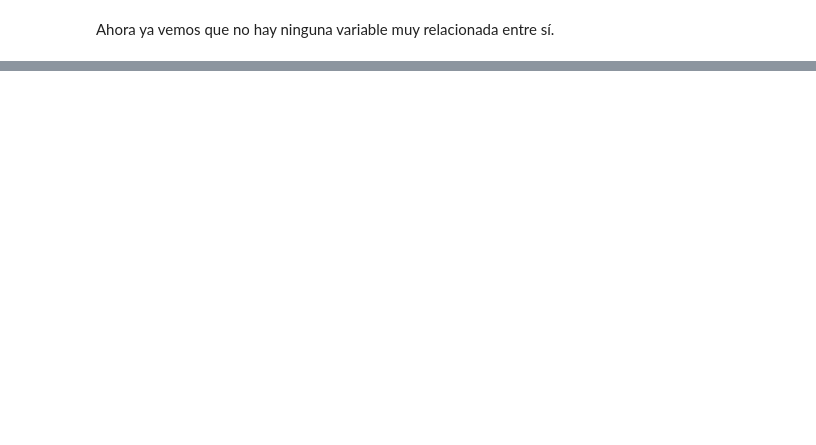
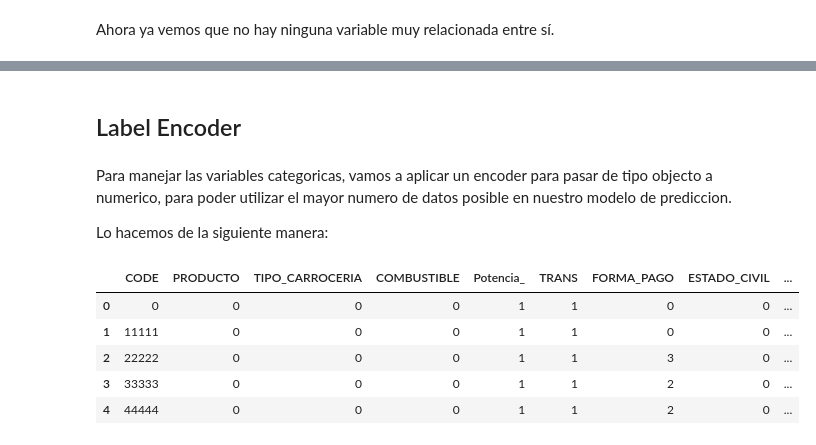
Before and after one commit to pelahumi/Modelo-Propension, a Jupyter notebook: fix_data.ipynb, the cells around one changed output, grey strips where cells are left out. Cells and saved outputs as stored; diff of their text form; code cells hidden in the pictures; blank space fills up the shorter version.

```diff
--- a/fix_data.ipynb
+++ b/fix_data.ipynb
@@ -124,0 +137,25 @@ for col in num_col:
+# %% [markdown]
+## Label Encoder
+# %% [markdown]
+Para manejar las variables categoricas, vamos a aplicar un encoder para pasar de tipo objecto a numerico, para poder utilizar el mayor numero de datos posible en nuestro modelo de prediccion.
+
+Lo hacemos de la siguiente manera:
+# %%
+from sklearn.preprocessing import LabelEncoder
+
+def label_encoder(df):
+    cat_col = df.select_dtypes(include=['object']).columns
+    le = LabelEncoder()
+    for col in cat_col:
+        df[col] = le.fit_transform(df[col])
+    return df
+
+df = label_encoder(df)
+df.head()
+# %% [output]
+|  | CODE | PRODUCTO | TIPO_CARROCERIA | COMBUSTIBLE | Potencia_ | TRANS | FORMA_PAGO | ESTADO_CIVIL | ... |
+| 0 | 0 | 0 | 0 | 0 | 1 | 1 | 0 | 0 | ... |
+| 1 | 11111 | 0 | 0 | 0 | 1 | 1 | 0 | 0 | ... |
+| 2 | 22222 | 0 | 0 | 0 | 1 | 1 | 3 | 0 | ... |
+| 3 | 33333 | 0 | 0 | 0 | 1 | 1 | 2 | 0 | ... |
+| 4 | 44444 | 0 | 0 | 0 | 1 | 1 | 2 | 0 | ... |
```
Also changed, not shown: parts of 5 cells of this notebook, 2 other files.
